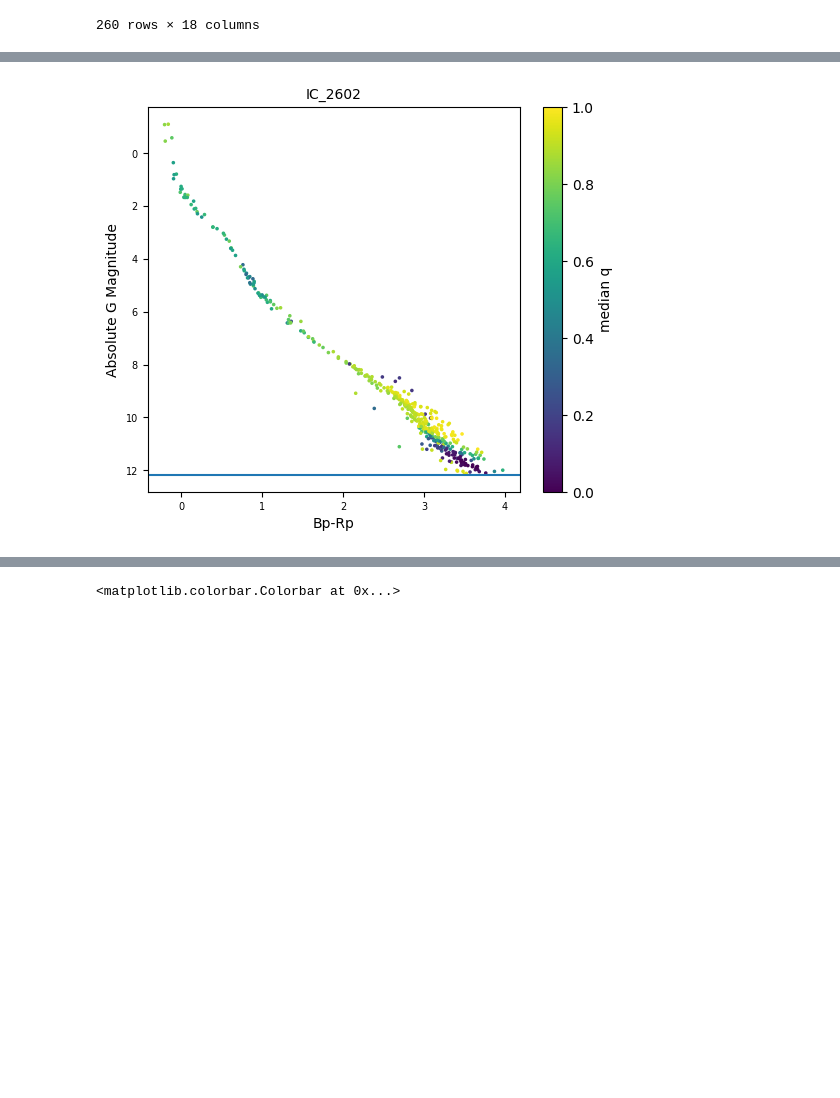
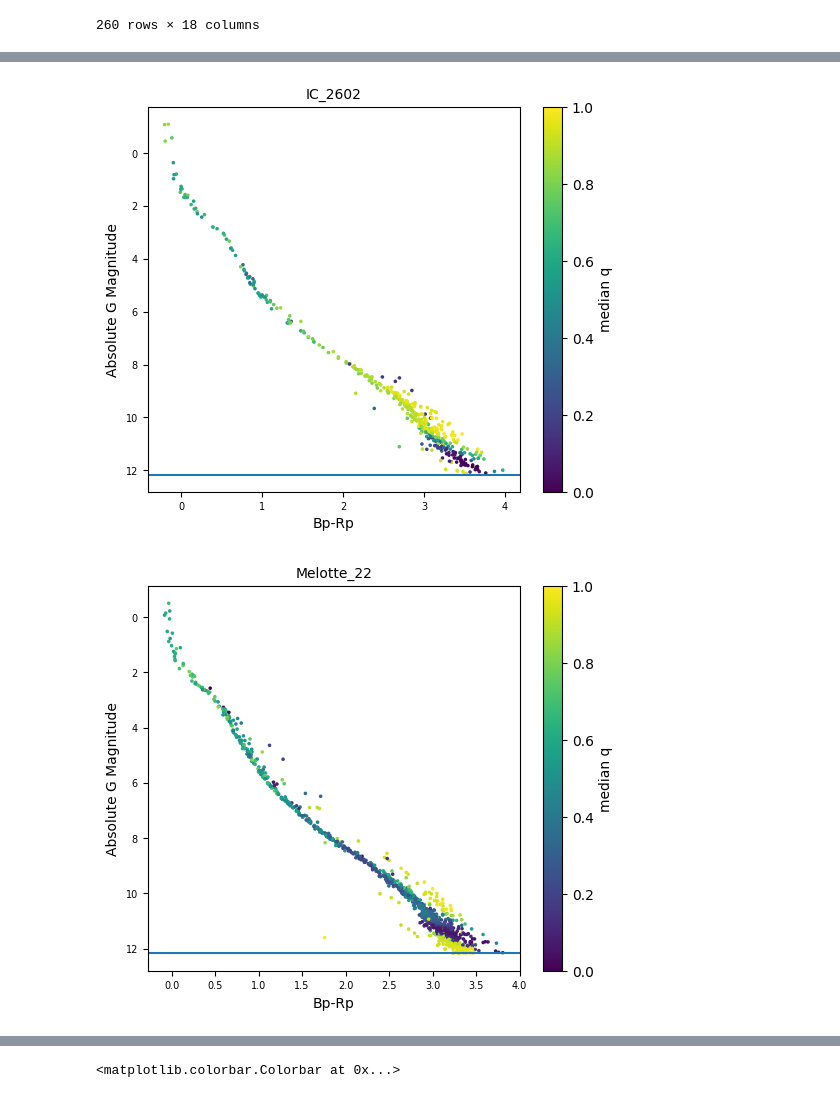
Before and after one commit to stevenalfonso/SBIforBinaryStars, a Jupyter notebook: sbi_for_binaries.ipynb, the cells around one changed output, grey strips where cells are left out. Saved outputs shown, nothing was run; the diff lists cells and outputs as text; code cells hidden in the pictures; blank space fills up the shorter version.

Commit message:
plots

```diff
--- a/sbi_for_binaries.ipynb
+++ b/sbi_for_binaries.ipynb
@@ -491,11 +509,14 @@ import json
 data = pd.read_csv('./data/members_dat.csv')
 
 remove_stars = pd.read_csv('./data/SGs_and_RGBs_clusters_sourceid.csv')
-list_remove_stars = remove_stars['source_id'][(remove_stars['cluster'] == cluster)].to_list()
 
-for cluster in ['Alessi_5','Alessi_9','ASCC_101','BH_99','Blanco_1','IC_2602']:
+total_clusters = ['Alessi_5','Alessi_9','ASCC_101','BH_99','Blanco_1','IC_2602','Melotte_22','NGC_2516','NGC_2547','NGC_2632',
+                  'NGC_3532','NGC_7058','Pozzo_1','Trumpler_10']
+
+for cluster in total_clusters:
 
     df_cluster = data[data['cluster'] == cluster]
+    list_remove_stars = remove_stars['source_id'][(remove_stars['cluster'] == cluster)].to_list()
     df_cluster = df_cluster[~df_cluster['source_id'].isin(list_remove_stars)]
 
     df_cluster['g_mag'] = df_cluster['phot_g_mean_mag'] - 5* np.log10(1000/df_cluster['parallax']) + 5
@@ -512,30 +533,31 @@ for cluster in ['Alessi_5','Alessi_9','ASCC_101','BH_99','Blanco_1','IC_2602']:
         estimations = json.load(f)
 
     df_cluster['mass'] = np.nan
     df_cluster['q'] = np.nan
     df_cluster['age'] = np.nan
     df_cluster['fe_h'] = np.nan
 
     for i in range(len(df_cluster)):
         #print(df_cluster.loc[i, 'mass'])
         df_cluster.loc[i, 'mass'] = estimations[str(i)]['mass']
         df_cluster.loc[i, 'q'] = estimations[str(i)]['q']
         df_cluster.loc[i, 'age'] = estimations[str(i)]['age']
         df_cluster.loc[i, 'fe_h'] = estimations[str(i)]['fe_h']
 
     fig, ax = plt.subplots(figsize=(6,5))
     ax.set_title(cluster, fontsize=10)
     ax.scatter(df_cluster['bp_mag'] - df_cluster['rp_mag'], df_cluster['g_mag'], marker='o', c=df_cluster['q'], s=2.5)
     ax.axhline(max_g_mag_simulated)
     ax.invert_yaxis()
     ax.set_xlabel('Bp-Rp')
     ax.set_ylabel('Absolute G Magnitude')
     ax.tick_params(axis='both', which='major', labelsize=7)
     fig.colorbar(plt.cm.ScalarMappable(cmap="viridis"), ax=ax, label="median q")
 # %% [output]
 [figure]
 [figure]
 [figure]
 [figure]
 [figure]
 [figure]
+[figure, added]
```
Also changed, not shown: parts of 3 cells of this notebook.
